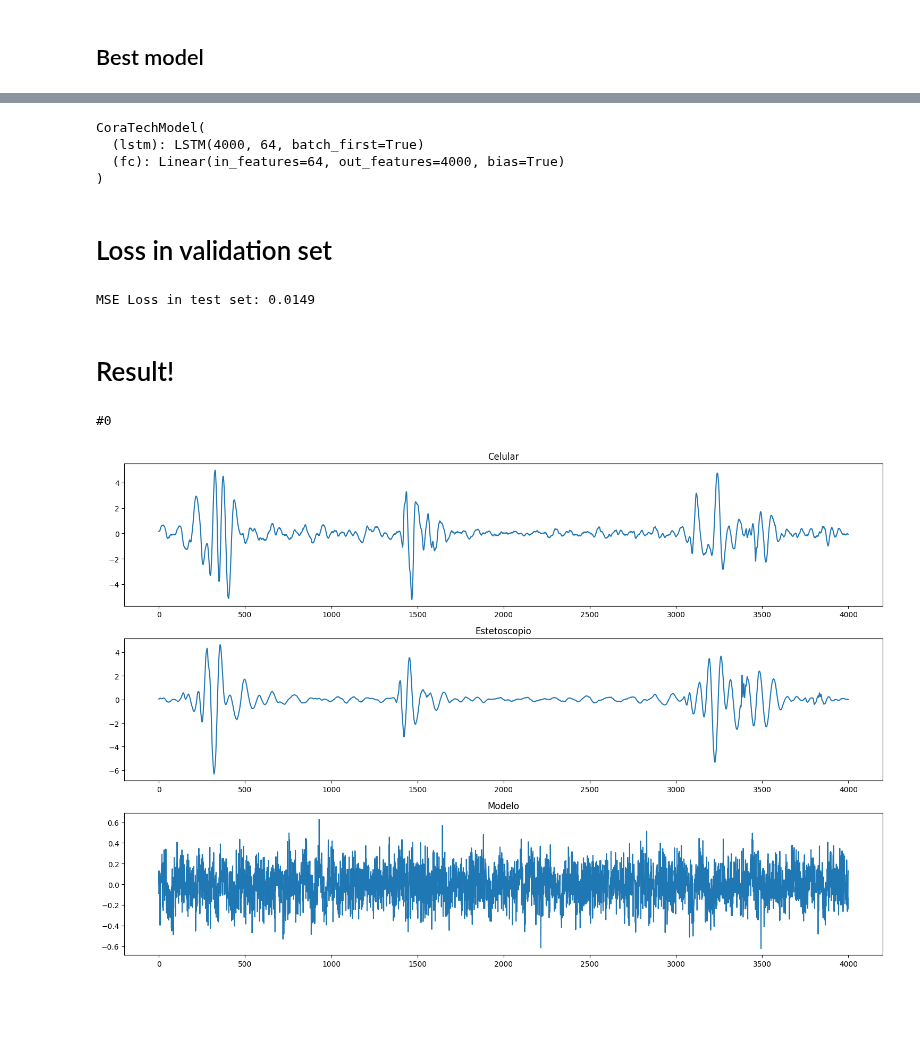
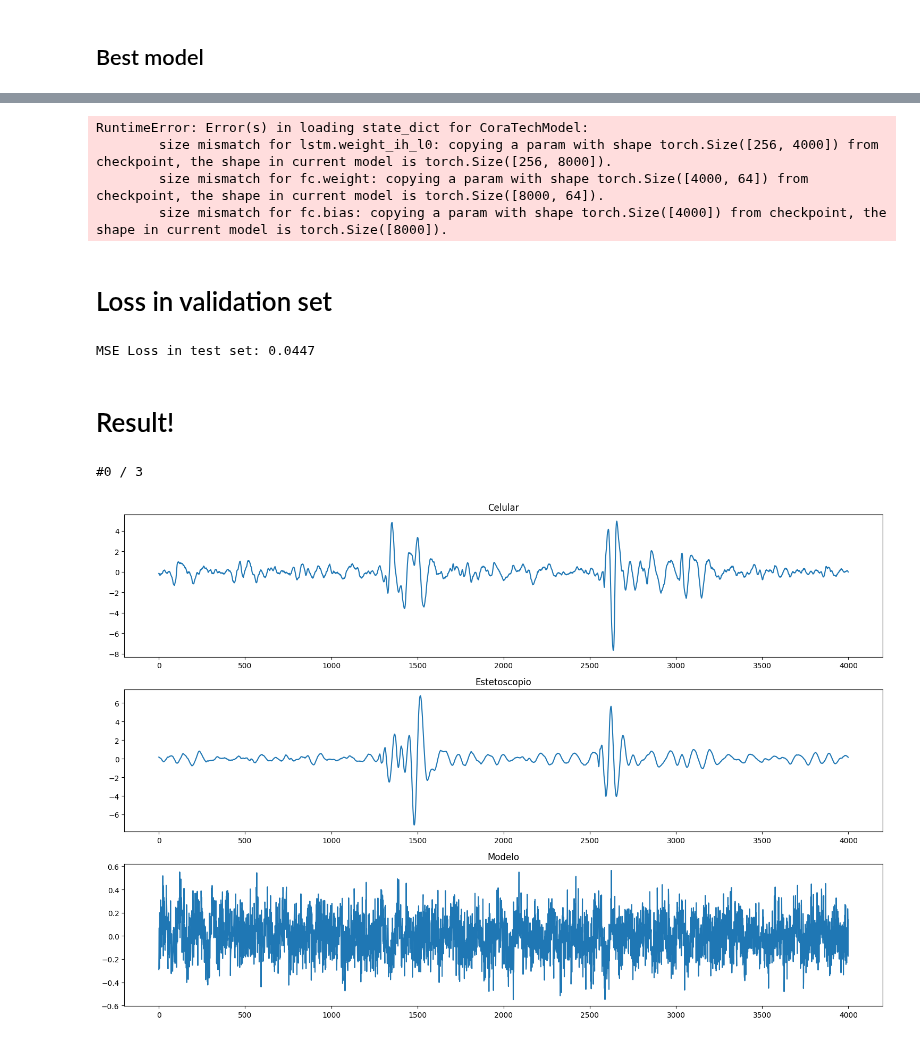
Before and after one commit to Afroefras/coratech, a Jupyter notebook: notebooks/model/train.ipynb, the cells around one changed output, grey strips where cells are left out. Drawn from its saved outputs; the diff is of its cells as text; code cells hidden in the pictures; blank space fills up the shorter version.

```diff
--- a/notebooks/model/train.ipynb
+++ b/notebooks/model/train.ipynb
@@ -9,7 +9,7 @@ from helpers.path_utils import get_base_dir
 from model import CoraTechDataset, CoraTechModel
 from helpers.plot import compare_audios, plot_wavelet_spectrogram, plot_audio_fft, plot_model_result
 
-CHUNK_SECS = 1
+CHUNK_SECS = 2
 TENSORS_DIR = get_base_dir().joinpath("data", "model", "train")
 sample_rate = 4000
 # %% [markdown]
@@ -71,7 +72,7 @@ Audio(stethos_sample, rate=sample_rate, autoplay=True)
 # %% [markdown]
 # Train, validation and test split
 # %%
-batch_size = 100
+batch_size = 30
 train_ratio = 0.7
 val_ratio = 0.15
 
@@ -100,7 +101,7 @@ test_dataloader = torch.utils.data.DataLoader(test_dataset, batch_size, shuffle=
 checkpoint = pl.callbacks.ModelCheckpoint(
     monitor="val_loss",
     dirpath="checkpoints/",
-    filename="autoencoder-{epoch:02d}-{val_loss:.4f}",
+    filename="model-{epoch:02d}-{val_loss:.4f}",
     save_top_k=1,
     mode="min",
 )
@@ -169,14 +169,13 @@ c:\Users\efrai\.virtualenvs\coratech-fbR9J1lO\lib\site-packages\pytorch_lightnin
 # %%
 model_to_pred = CoraTechModel(input_size=cora_dataset[0][0].shape[-1])
-model_dir = r'checkpoints\autoencoder-epoch=07-val_loss=1.0248.ckpt'
 
-model_to_pred.load_state_dict(torch.load(model_dir)['state_dict'])
+model_to_pred.load_state_dict(torch.load(best_model)['state_dict'])
 model_to_pred.eval()
 # %% [output]
-CoraTechModel(
-  (lstm): LSTM(4000, 64, batch_first=True)
-  (fc): Linear(in_features=64, out_features=4000, bias=True)
-)
+RuntimeError: Error(s) in loading state_dict for CoraTechModel:
+        size mismatch for lstm.weight_ih_l0: copying a param with shape torch.Size([256, 4000]) from checkpoint, the shape in current model is torch.Size([256, 8000]).
+        size mismatch for fc.weight: copying a param with shape torch.Size([4000, 64]) from checkpoint, the shape in current model is torch.Size([8000, 64]).
+        size mismatch for fc.bias: copying a param with shape torch.Size([4000]) from checkpoint, the shape in current model is torch.Size([8000]).
 # %% [markdown]
 # Loss in validation set
 # %%
@@ -194,15 +193,16 @@ with torch.no_grad():
 mse_loss = total_loss / num_samples
 print(f'MSE Loss in test set: {mse_loss:.4f}')
 # %% [output]
-MSE Loss in test set: 0.0149
+MSE Loss in test set: 0.0447
 # %% [markdown]
 # Result!
 # %%
-choosen_one_pred = randint(0, len(test_dataloader))
+validation_data_length = len(test_dataloader)
+choosen_one_pred = randint(0, validation_data_length)
 
-print(f"#{choosen_one_pred}")
+print(f"#{choosen_one_pred} / {validation_data_length}")
 
 model_result = plot_model_result(model, test_dataloader, choosen_one_pred)
 # %% [output]
-#0
+#0 / 3
-[figure, old version]
+[figure, new version]
```
Also changed, not shown: parts of 6 cells of this notebook, 2 other files.
